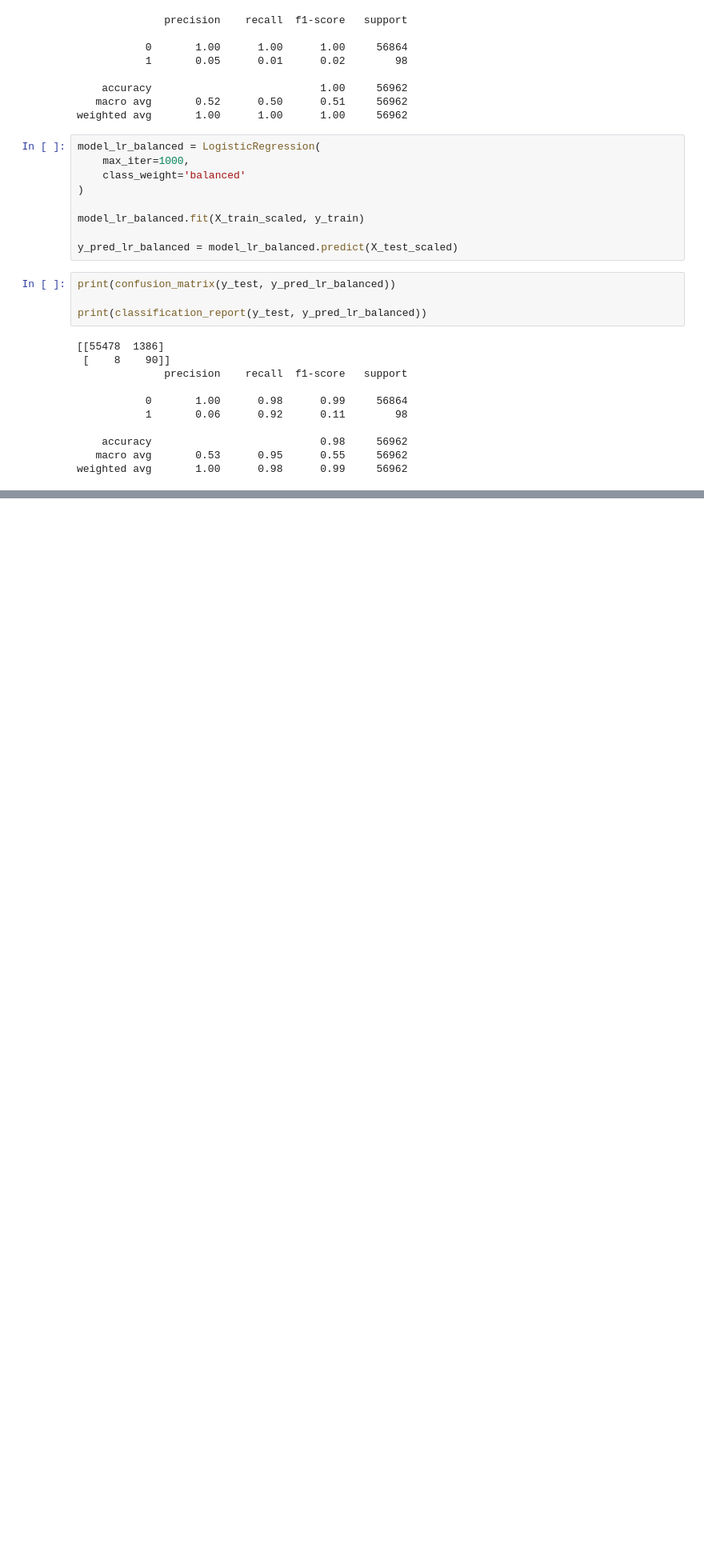
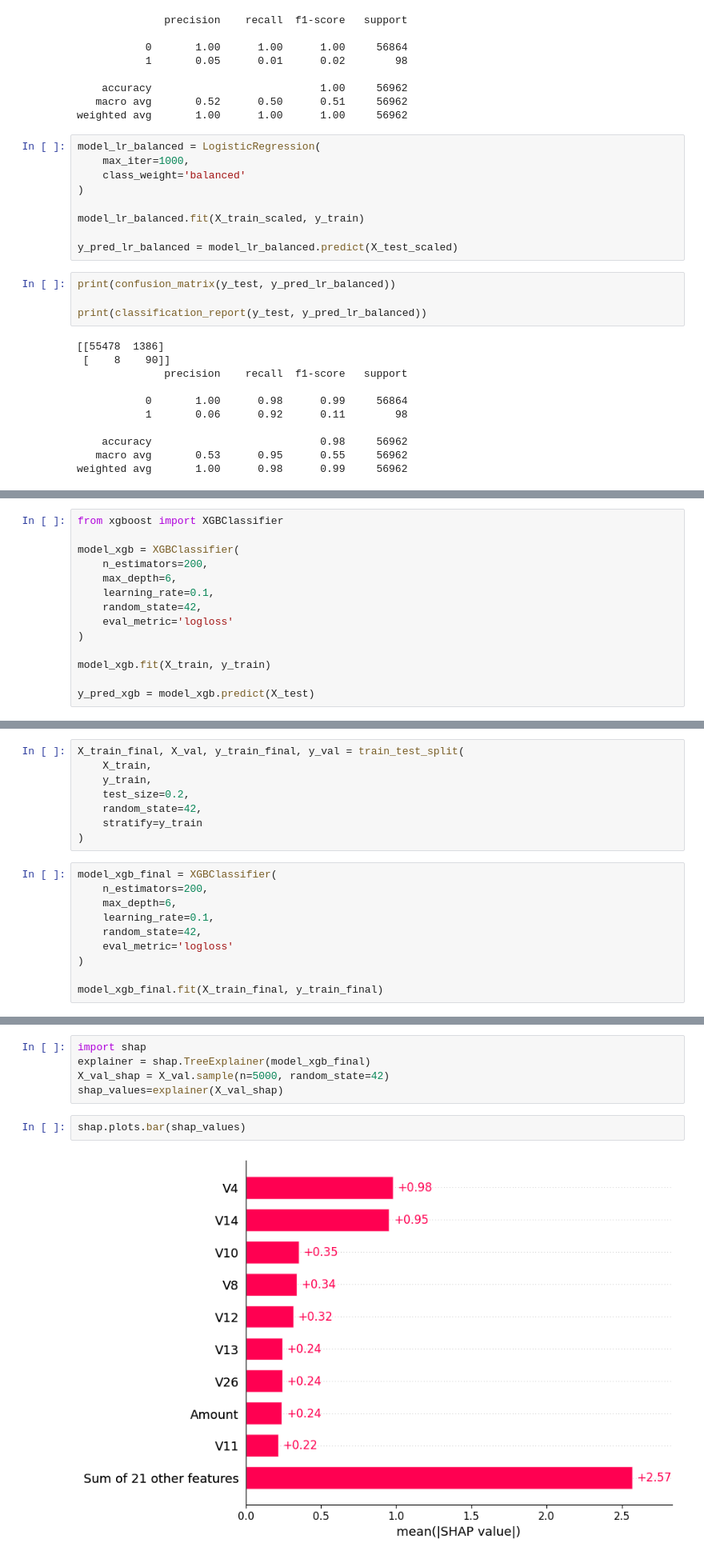
Before and after one commit to ducks5257/Financial-fraud-detection-, a Jupyter notebook: notebooks/data-understanding.ipynb, the cells around one changed output, grey strips where cells are left out. Shown at 80% size. Cells and saved outputs as stored; diff of their text form; blank space fills up the shorter version.

Commit message:
Add SHAP explainability and prediction pipeline

```diff
--- a/notebooks/data-understanding.ipynb
+++ b/notebooks/data-understanding.ipynb
@@ -331,0 +393,14 @@ weighted avg       1.00      0.98      0.99     56962
+# %%
+from xgboost import XGBClassifier
+
+model_xgb = XGBClassifier(
+    n_estimators=200,
+    max_depth=6,
+    learning_rate=0.1,
+    random_state=42,
+    eval_metric='logloss'
+)
+
+model_xgb.fit(X_train, y_train)
+
+y_pred_xgb = model_xgb.predict(X_test)
@@ -331,0 +480,18 @@ weighted avg       1.00      0.98      0.99     56962
+# %%
+X_train_final, X_val, y_train_final, y_val = train_test_split(
+    X_train,
+    y_train,
+    test_size=0.2,
+    random_state=42,
+    stratify=y_train
+)
+# %%
+model_xgb_final = XGBClassifier(
+    n_estimators=200,
+    max_depth=6,
+    learning_rate=0.1,
+    random_state=42,
+    eval_metric='logloss'
+)
+
+model_xgb_final.fit(X_train_final, y_train_final)
@@ -331,0 +569,9 @@ weighted avg       1.00      0.98      0.99     56962
+# %%
+import shap
+explainer = shap.TreeExplainer(model_xgb_final)
+X_val_shap = X_val.sample(n=5000, random_state=42)
+shap_values=explainer(X_val_shap)
+# %%
+shap.plots.bar(shap_values)
+# %% [output]
+[figure, added]
```
Also changed, not shown: parts of 26 cells of this notebook.
